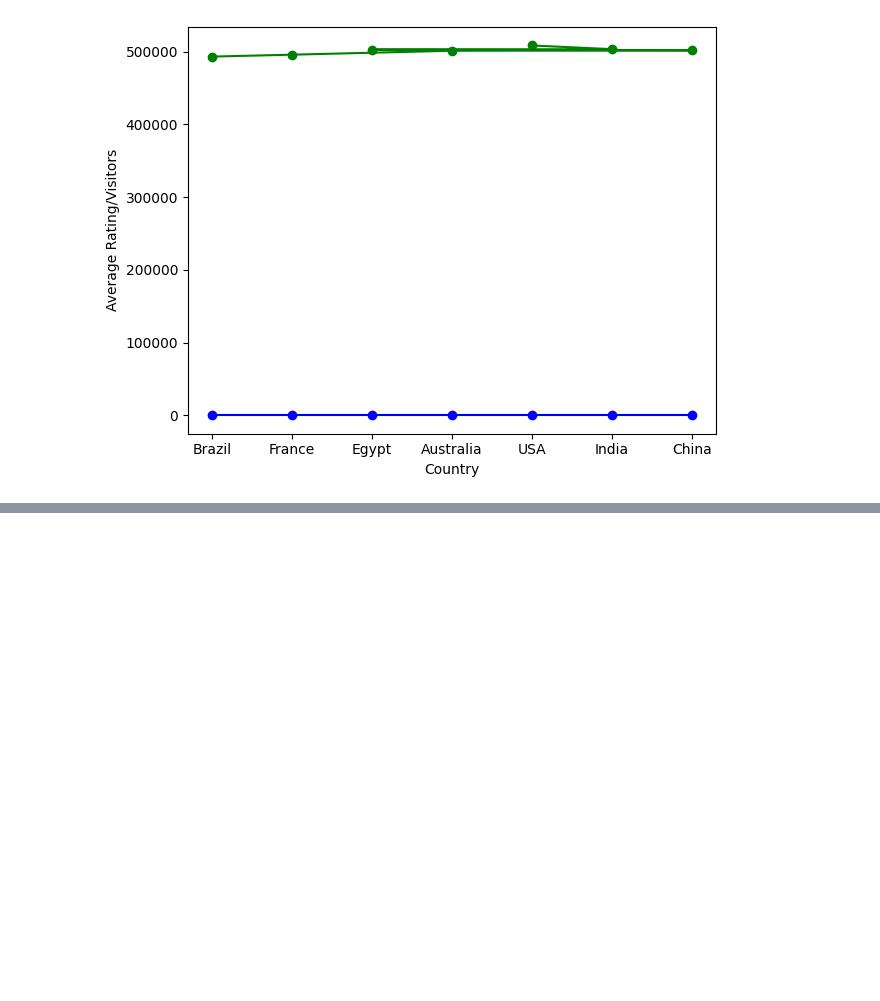
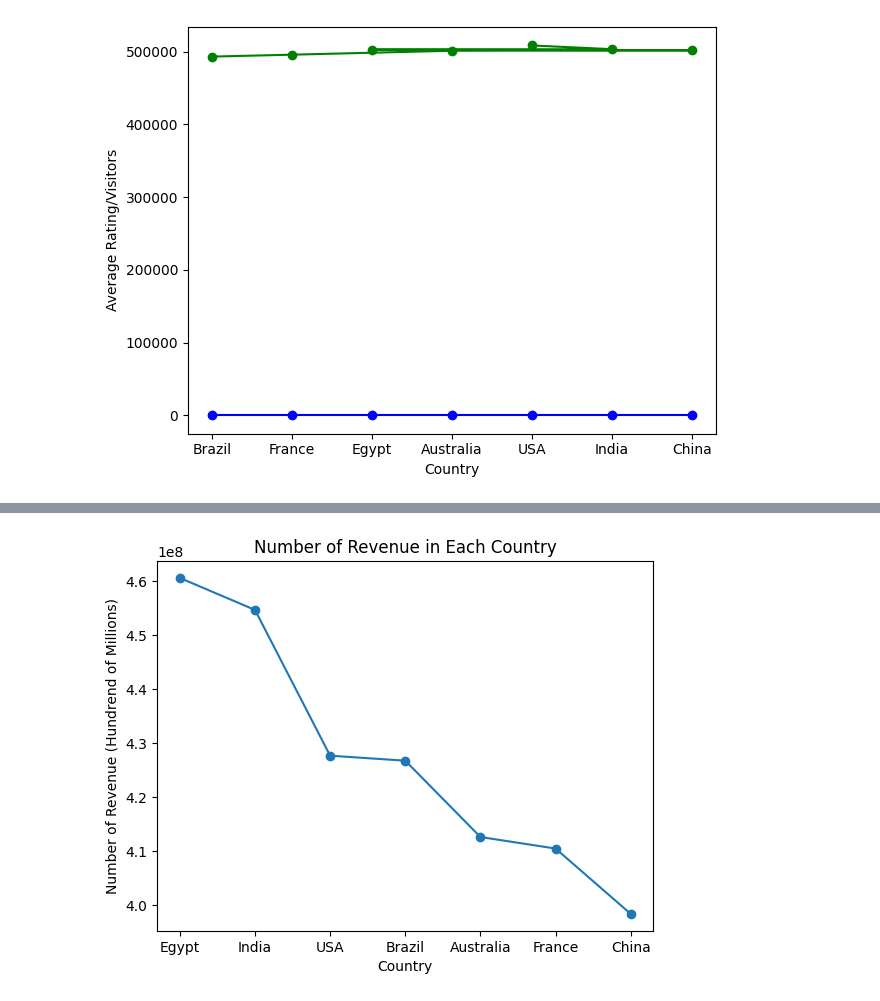
Before and after one commit to Mirai-Kuma/DSProject, a Jupyter notebook: JA_ProjectTourism.ipynb, the cells around one changed output, grey strips where cells are left out. Cells and saved outputs as stored; diff of their text form; code cells hidden in the pictures; blank space fills up the shorter version.

```diff
--- a/JA_ProjectTourism.ipynb
+++ b/JA_ProjectTourism.ipynb
@@ -160,0 +174,10 @@ plt.show()
+# %%
+# Number of Revenue in Each Country
+data = tour.groupby('Country')[['Revenue']].sum().sort_values(by='Revenue', ascending=False)
+plt.plot(data.index, data['Revenue'], marker='o')
+plt.xlabel('Country')
+plt.ylabel('Number of Revenue (Hundrend of Millions)')
+plt.title('Number of Revenue in Each Country')
+plt.show()
+# %% [output]
+[figure, added]
```
Also changed, not shown: parts of 7 cells of this notebook.
